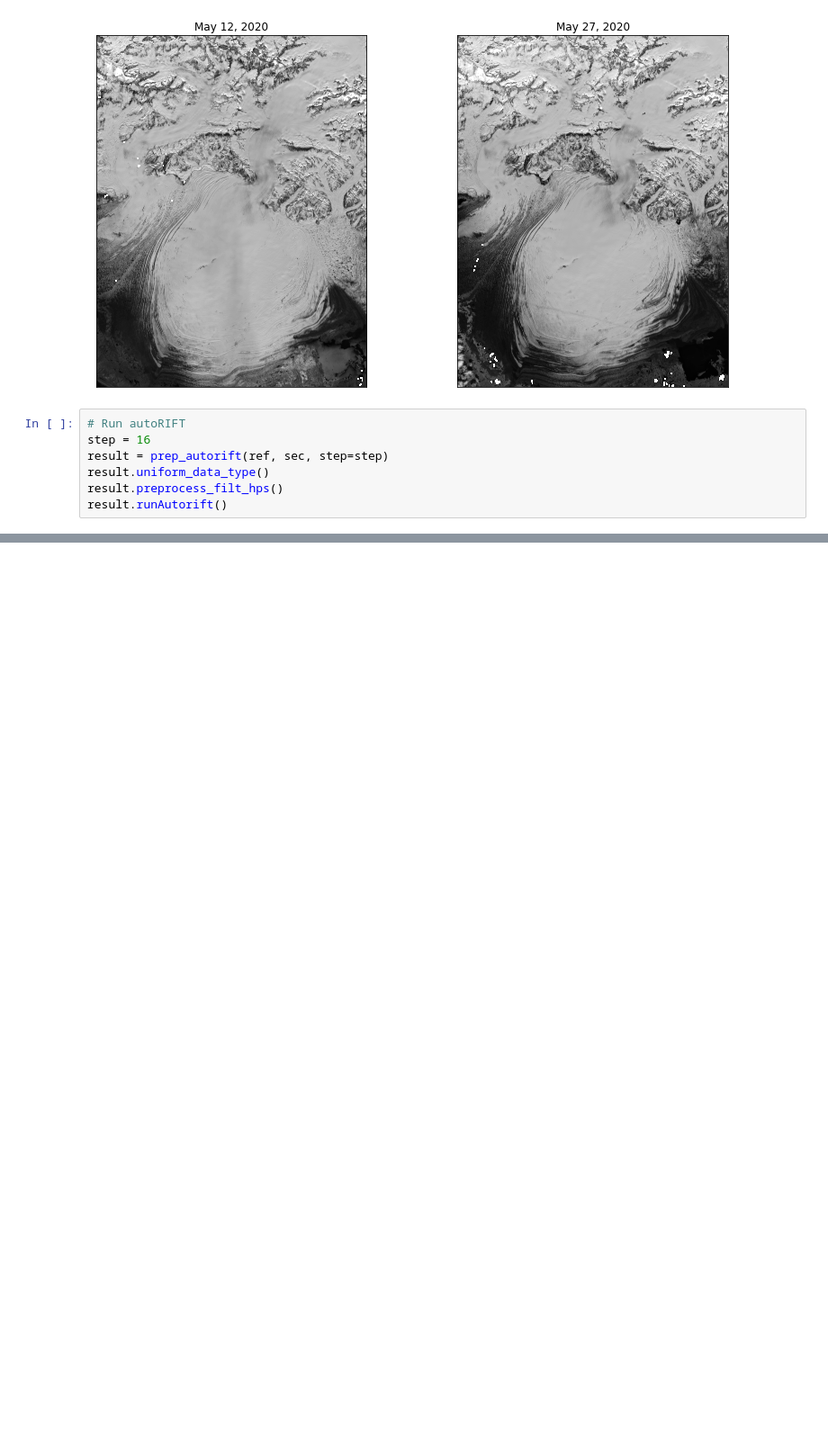
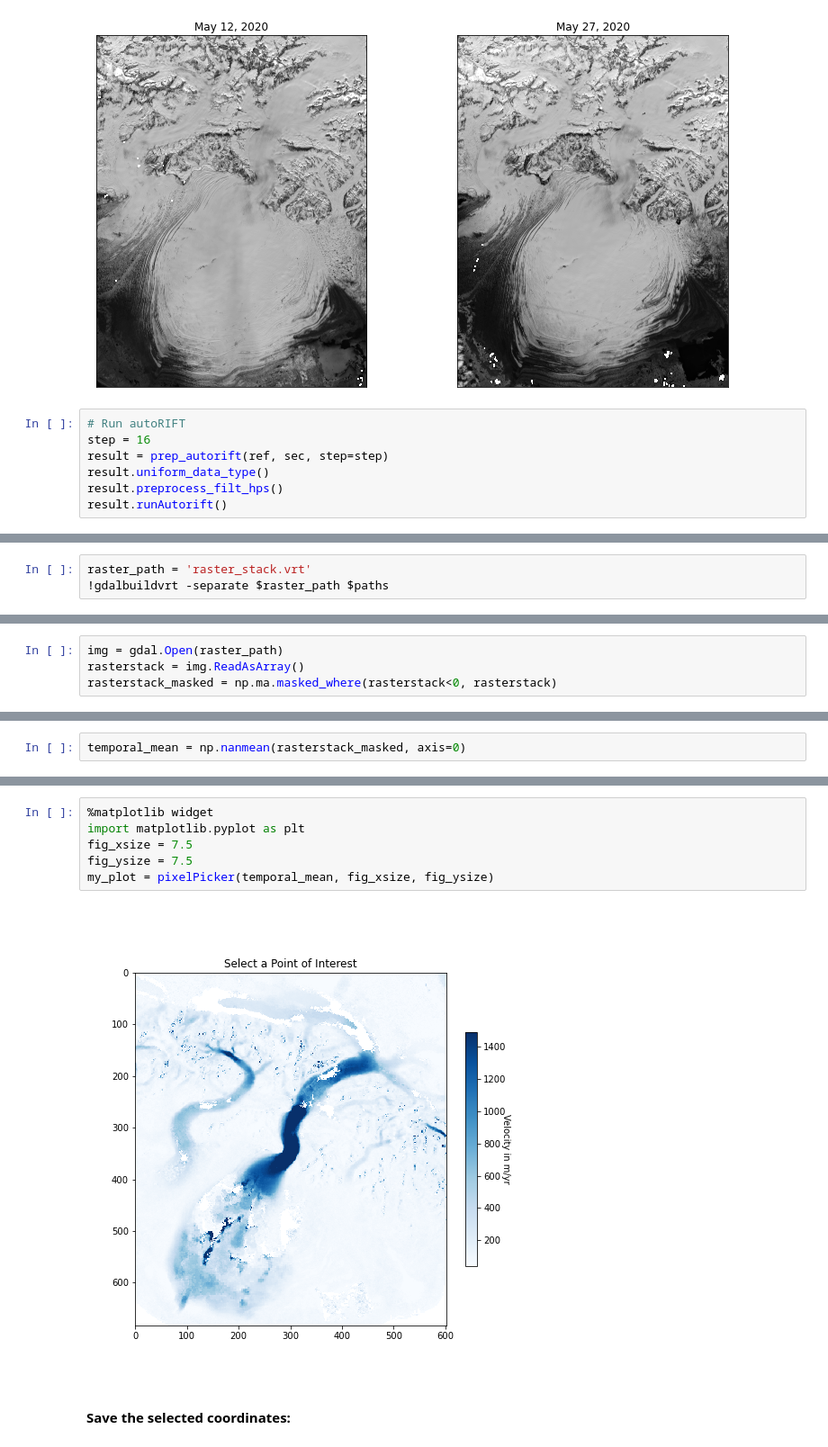
Before and after one commit to forrestfwilliams/autorift_notebook, a Jupyter notebook: autorift.ipynb, the cells around one changed output, grey strips where cells are left out. Shown at 90% size. Drawn from its saved outputs; the diff is of its cells as text; blank space fills up the shorter version.

```diff
--- a/autorift.ipynb
+++ b/autorift.ipynb
@@ -111,0 +197,3 @@ stack = asf.stack_from_id('S1A_IW_SLC__1SDV_20200103T154831_20200103T154857_0306
+# %%
+raster_path = 'raster_stack.vrt'
+!gdalbuildvrt -separate $raster_path $paths
@@ -111,0 +230,4 @@ stack = asf.stack_from_id('S1A_IW_SLC__1SDV_20200103T154831_20200103T154857_0306
+# %%
+img = gdal.Open(raster_path)
+rasterstack = img.ReadAsArray()
+rasterstack_masked = np.ma.masked_where(rasterstack<0, rasterstack)
@@ -111,0 +238,2 @@ stack = asf.stack_from_id('S1A_IW_SLC__1SDV_20200103T154831_20200103T154857_0306
+# %%
+temporal_mean = np.nanmean(rasterstack_masked, axis=0)
@@ -111,0 +296,10 @@ stack = asf.stack_from_id('S1A_IW_SLC__1SDV_20200103T154831_20200103T154857_0306
+# %%
+%matplotlib widget
+import matplotlib.pyplot as plt
+fig_xsize = 7.5
+fig_ysize = 7.5
+my_plot = pixelPicker(temporal_mean, fig_xsize, fig_ysize)
+# %% [output]
+[figure, added]
+# %% [markdown]
+**Save the selected coordinates:**
```
Also changed, not shown: parts of 38 cells of this notebook.
